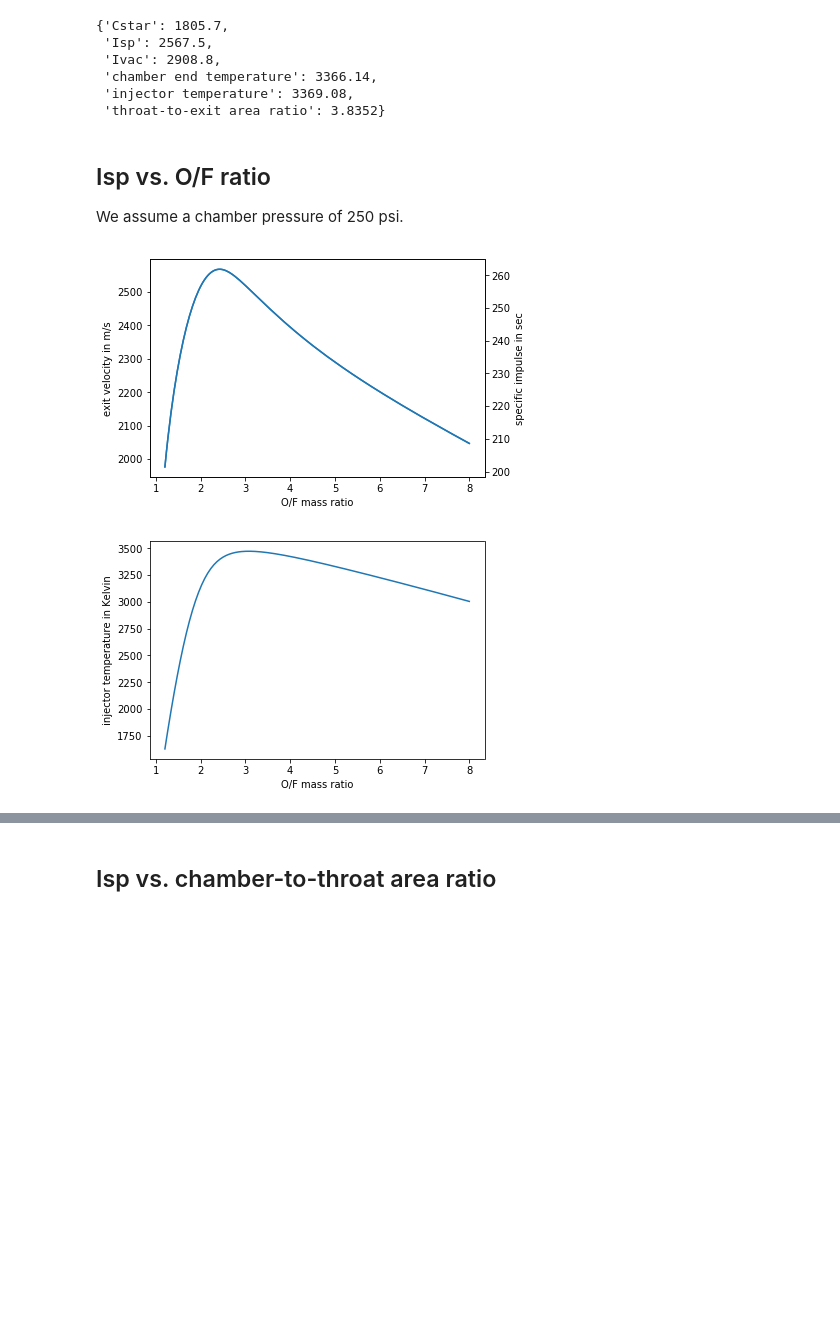
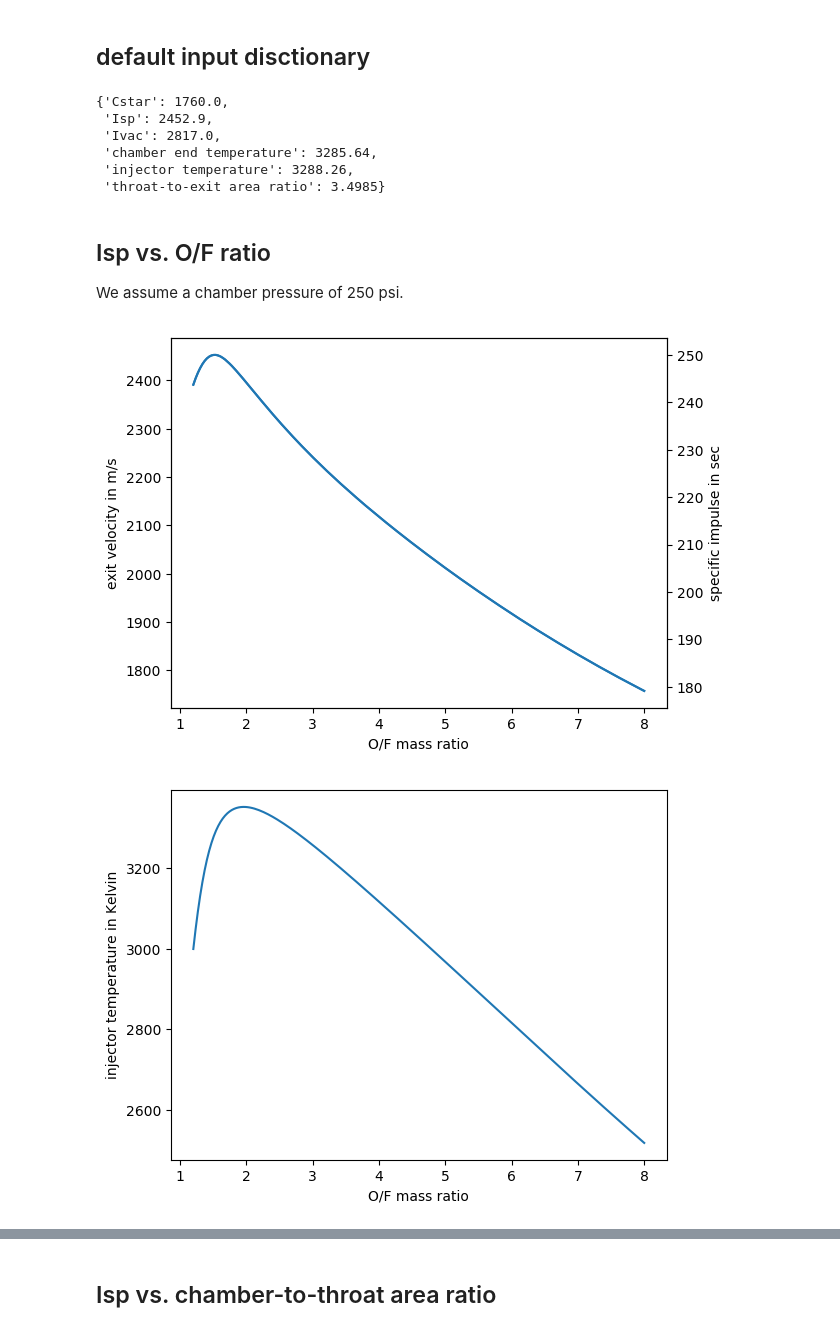
Before and after one commit to Xenophyte/preliminary_rocket_design, a Jupyter notebook: rocket_design.ipynb, the cells around one changed output, grey strips where cells are left out. Saved outputs shown, nothing was run; the diff lists cells and outputs as text; code cells hidden in the pictures; blank space fills up the shorter version.

```diff
--- a/rocket_design.ipynb
+++ b/rocket_design.ipynb
@@ -5,17 +87,22 @@ def make_input(input_dictionary):
     os.chdir("/Applications/CEA")
     filename = "rocket"+str(input_dictionary["case number"])+".inp"
     #return (input_dictionary["case number"],input_dictionary["OFratio"],input_dictionary["chamber-to-throat area ratio"],input_dictionary["chamber temperature"],input_dictionary["pressure ratio"],input_dictionary["fuel"],input_dictionary["oxidizer"])
-    text = """problem   case={} o/f={},\n    rocket  fac   ac/at={}  tcest,k={}\n  p,psia={},\n  pi/p={},
-react  \n  fuel={} moles=1.  t,k={}  \n  oxid={} moles=1.  \nonly \n  Ar C CO CO2 H H2 H2O HNO HO2 HNO2 HNO3 N NH NO N2 N2O3 O O2 OH O3 \noutput  massf transport \n    plot isp \nend"""
+    text = """problem   case={} o/f={},\n    rocket  fac   ac/at={}  tcest,k={}\n  p,psia={},\n  pi/p={}, mdot = {},
+    react  \n  fuel={} moles=1.  t,k={}  \n  oxid={} moles=1. t,k={}
+    \nonly \n  Ar C CO CO2 H H2 H2O HNO HO2 HNO2 HNO3 N NH NO N2 N2O3 O O2 OH O3
+    \noutput  massf transport \n    plot isp \nend"""
     text = text.format(input_dictionary["case number"],
                        input_dictionary["OFratio"],
                        input_dictionary["chamber-to-throat area ratio"],
                        input_dictionary["chamber temperature"],
                        input_dictionary["chamber pressure"],
                        input_dictionary["pressure ratio"],
+                       input_dictionary["mass flux"],
                        input_dictionary["fuel"],
                        input_dictionary["fuel temperature"],
-                       input_dictionary["oxidizer"])
+                       input_dictionary["oxidizer"],
+                       input_dictionary["oxidizer temperature"],
+                      )
     with open(filename,"w") as f:
         data = f.write(text)
     return filename
@@ -86,66 +177,58 @@ def runAll(input_dictionary):
+# %% [markdown]
+## default input disctionary
 # %%
-input_dict = {"case number":2003,
-              "OFratio":2.43,
+input_dict = {"case number":2004,
+              "OFratio":1.53,
               "chamber-to-throat area ratio":5.64285736166,
-              "chamber temperature":3446,
+              "chamber temperature":2500,
               "chamber pressure":250,
-              "pressure ratio":20.4207459666,
-              "fuel":"C8H18(L),n-octa",
-              "fuel temperature":298,
-              "oxidizer":"O2(L)"
+              "pressure ratio":250*psi/(1*atm),
+              "mass flux": 49.34,
+              "fuel":species["ethanol"]["name"],
+              "fuel temperature":species["ethanol"]["temperature"],
+              "oxidizer":species["gaseous oxygen"]["name"],
+              "oxidizer temperature": species["gaseous oxygen"]["temperature"]
              }
+
 runAll(input_dict)
 # %% [output]
-{'Cstar': 1805.7,
- 'Isp': 2567.5,
- 'Ivac': 2908.8,
- 'chamber end temperature': 3366.14,
- 'injector temperature': 3369.08,
- 'throat-to-exit area ratio': 3.8352}
+{'Cstar': 1760.0,
+ 'Isp': 2452.9,
+ 'Ivac': 2817.0,
+ 'chamber end temperature': 3285.64,
+ 'injector temperature': 3288.26,
+ 'throat-to-exit area ratio': 3.4985}
 # %% [markdown]
 ## Isp vs. O/F ratio
 
 We assume a chamber pressure of 250 psi.
 # %%
-import matplotlib.pyplot as plt
-import numpy as np
-
-
-input_dict = {"case number":2003,
-              "chamber-to-throat area ratio":5.64285736166,
-              "chamber temperature":3000,
-              "chamber pressure":250,
-              "pressure ratio":20.4207459666,
-              "fuel":"C8H18(L),n-octa",
-              "fuel temperature":298,
-              "oxidizer":"O2(L)"
-             }
 OFratio = np.linspace(1.2,8.0,200)
 Isp = []
 Tc = []
 for r in OFratio:
     input_dict["OFratio"] = r
     res = runAll(input_dict)
     res_Isp = res["Isp"]
     res_Tc = res["injector temperature"]
     Isp.append(res_Isp)
     Tc.append(res_Tc)
 Isp = np.array(Isp)
 Tc = np.array(Tc)
 fig, ax1 = plt.subplots()
 ax1.plot(OFratio,Isp)
 ax1.set_ylabel("exit velocity in m/s")
 ax2 = ax1.twinx()
 plt.plot(OFratio,Isp/9.81)
 ax2.set_ylabel("specific impulse in sec")
 ax1.set_xlabel("O/F mass ratio")
 plt.show()
 
 plt.plot(OFratio,Tc)
 plt.xlabel("O/F mass ratio")
 plt.ylabel("injector temperature in Kelvin")
 plt.show()
 # %% [output]
-[figure, old version]
+[figure, new version]
-[figure, old version]
+[figure, new version]
 # %% [markdown]
```
Also changed, not shown: parts of 23 cells of this notebook.
